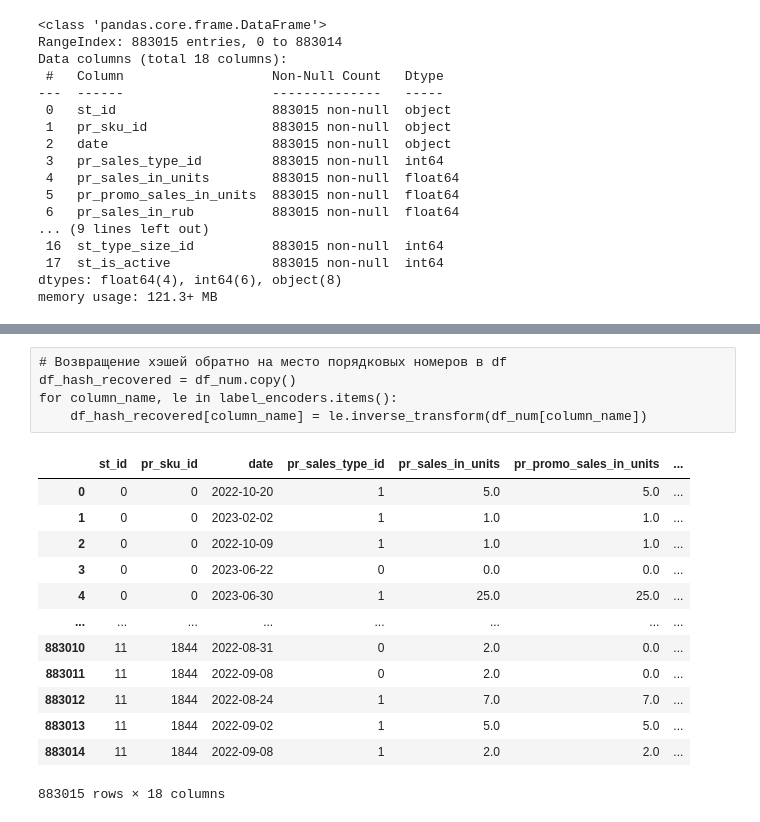
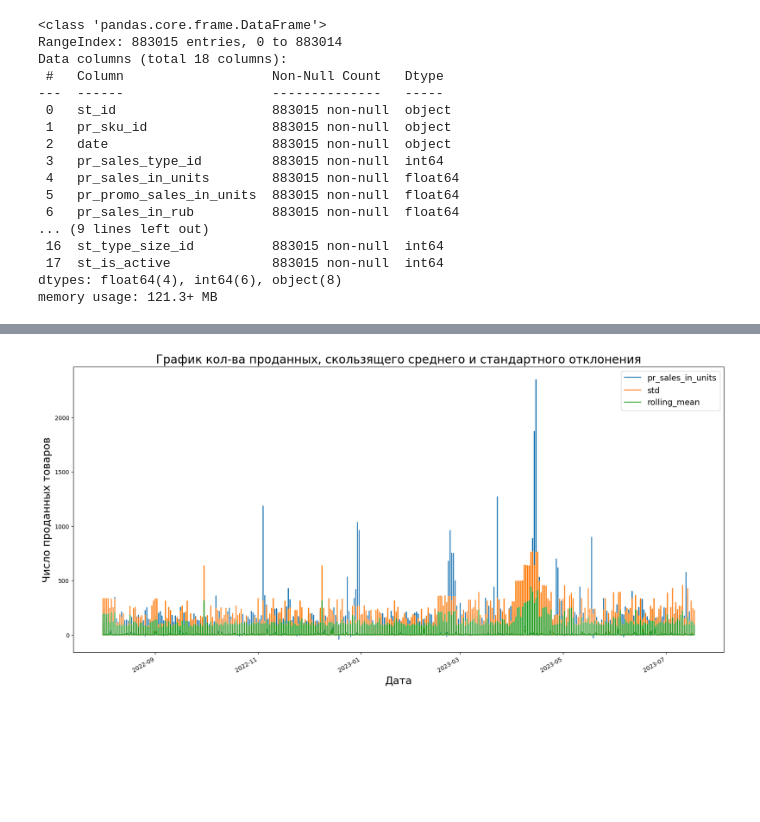
Before and after one commit to Vdol22/Proj_Lenta, a Jupyter notebook: Model.ipynb, the cells around one changed output, grey strips where cells are left out. Saved outputs shown, nothing was run; the diff lists cells and outputs as text; code cells hidden in the pictures; blank space fills up the shorter version.

```diff
--- a/Model.ipynb
+++ b/Model.ipynb
@@ -48,4 +123,0 @@ from sklearn.preprocessing import LabelEncoder
-# %%
-df_train = pd.read_csv('sales_df_train.csv')
-pr_df = pd.read_csv('pr_df.csv')
-st_df = pd.read_csv('st_df.csv')
@@ -52,5 +130,5 @@ st_df = pd.read_csv('st_df.csv')
 # %%
-temp_df = pd.merge(df_train, pr_df, on='pr_sku_id')
+temp_df = pd.merge(sales_df_train, pr_df, on='pr_sku_id')
 df = pd.merge(temp_df, st_df, on='st_id')
 del temp_df
 # %%
@@ -86,3 +165,29 @@ df_hash_recovered.head()
+# %%
+# удалить все строки, где st_is_active == 0
+df = df[df['st_is_active'] != 0]
+
+# удалить столбец 'st_is_active' за ненадобностью
+df = df.drop(columns=['st_is_active'])
+
+# удалим столбцы с нулевыми продажами в штуках и ненулевой выручкой
+df = df[~((df['pr_sales_in_units'] == 0) & (df['pr_sales_in_rub'] != 0))]
+# %%
+# Построим график кол-ва проданных, скользящего среднего и стандартного отклонения
+df_plot = df.copy()
+
+df_plot['rolling_mean'] = df_plot['pr_sales_in_units'].rolling(14).mean()
+df_plot['std'] = df_plot['pr_sales_in_units'].rolling(14).std()
+
+ax = df_plot[['date', 'pr_sales_in_units', 'std', 'rolling_mean']].plot(figsize=(20, 10),
+                                                                              x='date')
+
+ax.set_title('График кол-ва проданных, скользящего среднего и стандартного отклонения', fontsize=20)
+ax.set_xlabel('Дата', fontsize=18)
+ax.set_ylabel('Число проданных товаров', fontsize=18)
+ax.legend(fontsize=14)
+plt.show()
+# %% [output]
+[figure, added]
 # %%
 # Создаем копию датафрейма
 df_num = df.copy()
@@ -98,5 +202,0 @@ for column_name in df.columns:
-# %% [raw]
-# Возвращение хэшей обратно на место порядковых номеров в df
-df_hash_recovered = df_num.copy()
-for column_name, le in label_encoders.items():
-    df_hash_recovered[column_name] = le.inverse_transform(df_num[column_name])
@@ -105,16 +202,0 @@ df_num.to_csv('df_lenta.csv', index=False)
-# %%
-pd.read_csv('df_lenta.csv')
-# %% [output]
-|  | st_id | pr_sku_id | date | pr_sales_type_id | pr_sales_in_units | pr_promo_sales_in_units | ... |
-| 0 | 0 | 0 | 2022-10-20 | 1 | 5.0 | 5.0 | ... |
-| 1 | 0 | 0 | 2023-02-02 | 1 | 1.0 | 1.0 | ... |
-| 2 | 0 | 0 | 2022-10-09 | 1 | 1.0 | 1.0 | ... |
-| 3 | 0 | 0 | 2023-06-22 | 0 | 0.0 | 0.0 | ... |
-| 4 | 0 | 0 | 2023-06-30 | 1 | 25.0 | 25.0 | ... |
-| ... | ... | ... | ... | ... | ... | ... | ... |
-| 883010 | 11 | 1844 | 2022-08-31 | 0 | 2.0 | 0.0 | ... |
-| 883011 | 11 | 1844 | 2022-09-08 | 0 | 2.0 | 0.0 | ... |
-| 883012 | 11 | 1844 | 2022-08-24 | 1 | 7.0 | 7.0 | ... |
-| 883013 | 11 | 1844 | 2022-09-02 | 1 | 5.0 | 5.0 | ... |
-| 883014 | 11 | 1844 | 2022-09-08 | 1 | 2.0 | 2.0 | ... |
-883015 rows × 18 columns
```
Also changed, not shown: parts of 26 cells of this notebook, 5 other files.
